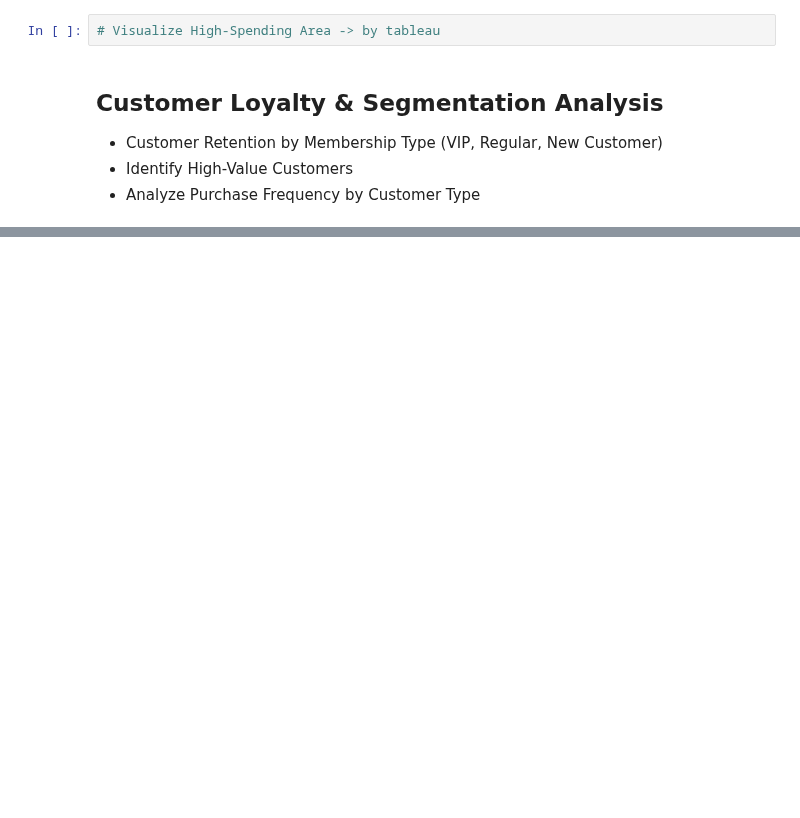
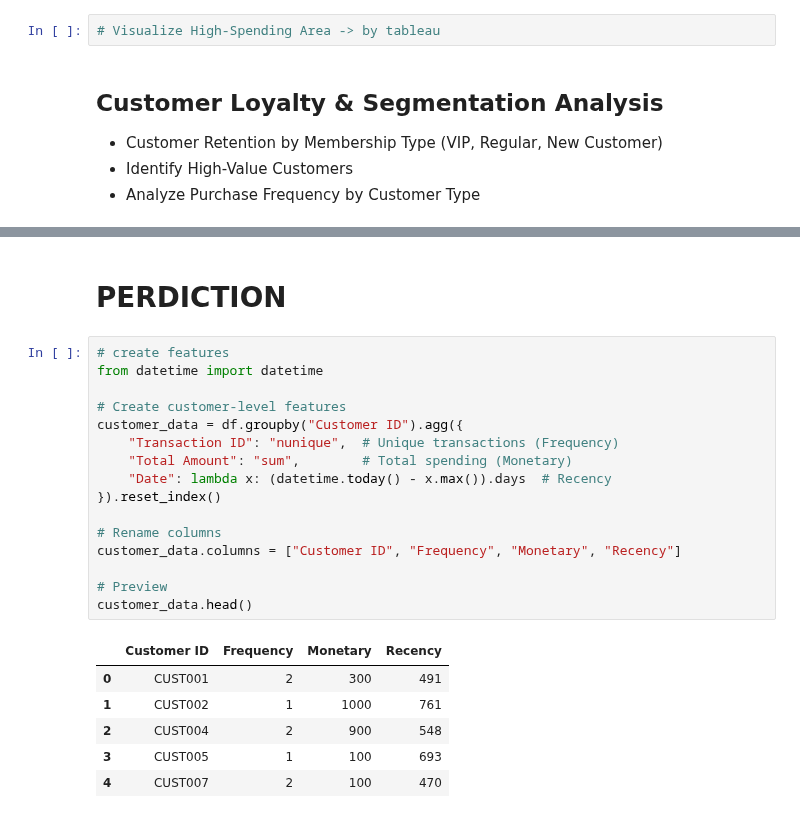
Before and after one commit to la2n2h/A-Behavioral-Analysis-of-Customer-Spending, a Jupyter notebook: Data Analysis- insights and recommendation.ipynb, the cells around one changed output, grey strips where cells are left out. Drawn from its saved outputs; the diff is of its cells as text; blank space fills up the shorter version.

```diff
--- a/Data Analysis- insights and recommendation.ipynb
+++ b/Data Analysis- insights and recommendation.ipynb
@@ -477,0 +504,25 @@ print(num_customers)
+# %% [markdown]
+# PERDICTION
+# %%
+# create features
+from datetime import datetime
+
+# Create customer-level features
+customer_data = df.groupby("Customer ID").agg({
+    "Transaction ID": "nunique",  # Unique transactions (Frequency)
+    "Total Amount": "sum",        # Total spending (Monetary)
+    "Date": lambda x: (datetime.today() - x.max()).days  # Recency
+}).reset_index()
+
+# Rename columns
+customer_data.columns = ["Customer ID", "Frequency", "Monetary", "Recency"]
+
+# Preview
+customer_data.head()
+# %% [output]
+|  | Customer ID | Frequency | Monetary | Recency |
+| 0 | CUST001 | 2 | 300 | 491 |
+| 1 | CUST002 | 1 | 1000 | 761 |
+| 2 | CUST004 | 2 | 900 | 548 |
+| 3 | CUST005 | 1 | 100 | 693 |
+| 4 | CUST007 | 2 | 100 | 470 |
```
Also changed, not shown: parts of 11 cells of this notebook.
